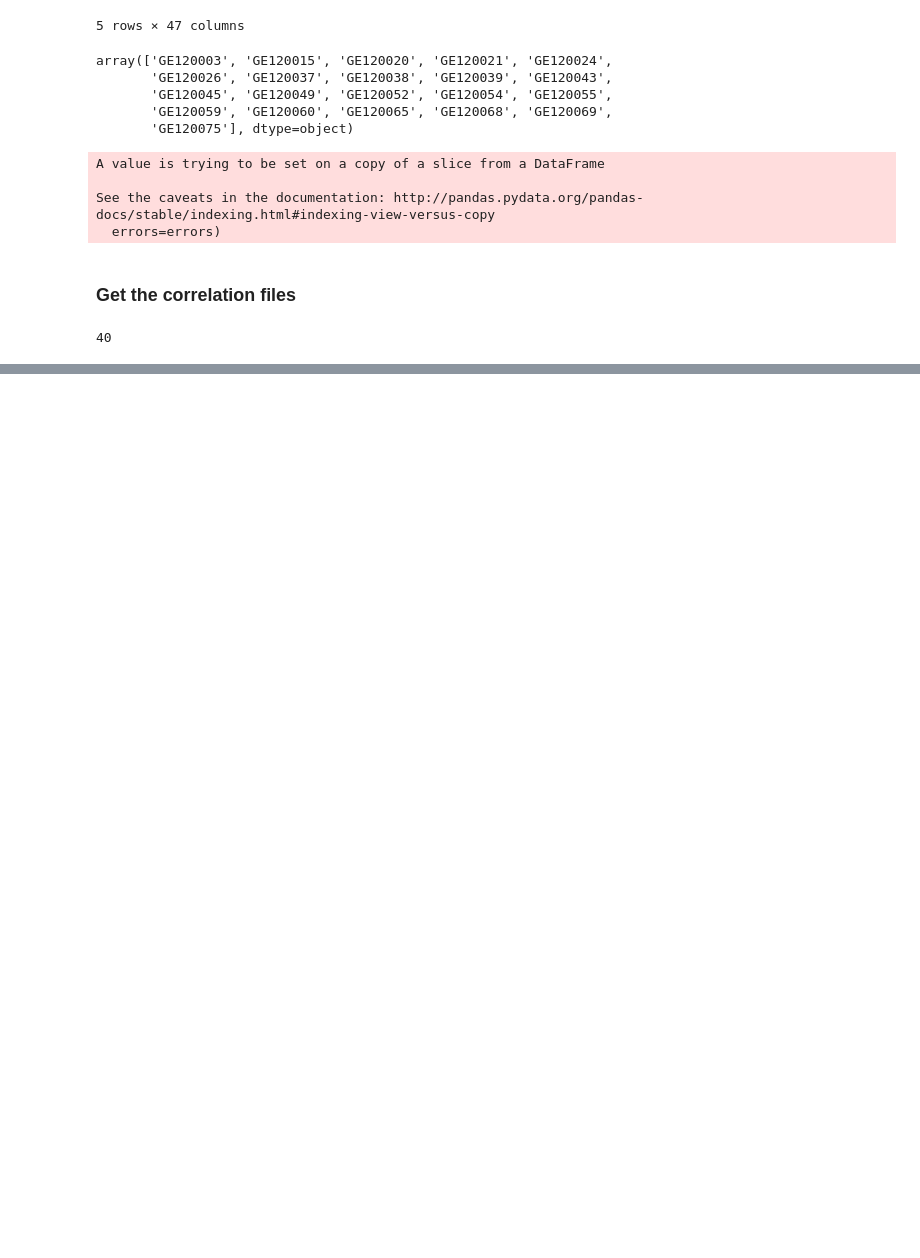
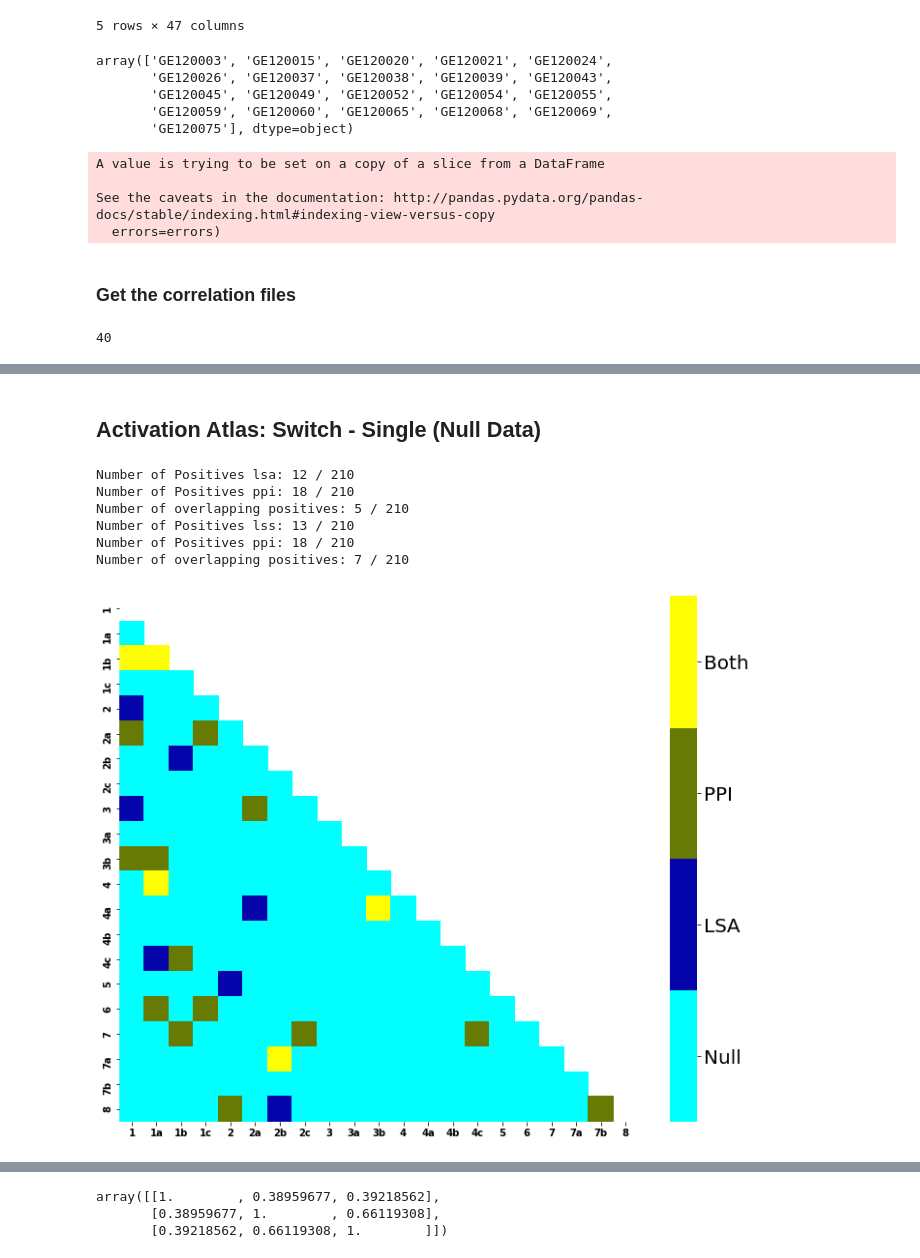
Before and after one commit to jdkent/BetaSeriesRealDataAnalysis, a Jupyter notebook: PPITest/compare_bsc_ppi.ipynb, the cells around one changed output, grey strips where cells are left out. Saved outputs shown, nothing was run; the diff lists cells and outputs as text; code cells hidden in the pictures; blank space fills up the shorter version.

```diff
--- a/PPITest/compare_bsc_ppi.ipynb
+++ b/PPITest/compare_bsc_ppi.ipynb
@@ -225,0 +293,14 @@ sum(res) / len(res)
+# %% [markdown]
+## Activation Atlas: Switch - Single (Null Data)
+# %%
+fig_lsa, fig_lss, ppi_model_df, lss_model_df, lsa_model_df, overlap_lsa_df, overlap_lss_df = nf.compare_ppi_lss_lsa_sig(
+    fb_act_ppi_switchxsingle, fb_act_lss_switchxsingle, fb_act_lsa_switchxsingle,
+    rois="activation", nthreads=N_THREADS, use_python=True)
+# %% [output]
+Number of Positives lsa: 12 / 210
+Number of Positives ppi: 18 / 210
+Number of overlapping positives: 5 / 210
+Number of Positives lss: 13 / 210
+Number of Positives ppi: 18 / 210
+Number of overlapping positives: 7 / 210
+[figure, added]
@@ -225,0 +308,6 @@ sum(res) / len(res)
+# %%
+np.corrcoef([lsa_model_df["estimate"], lss_model_df["estimate"], ppi_model_df["estimate"]])
+# %% [output]
+array([[1.        , 0.38959677, 0.39218562],
+       [0.38959677, 1.        , 0.66119308],
+       [0.39218562, 0.66119308, 1.        ]])
```
Also changed, not shown: parts of 41 cells of this notebook, 1 other file.
